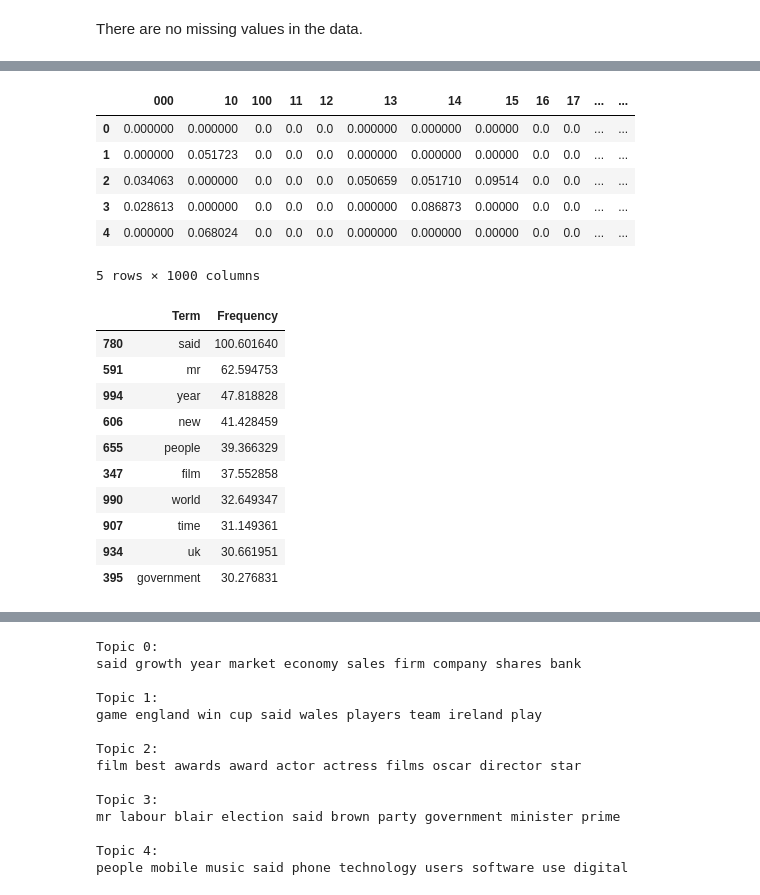
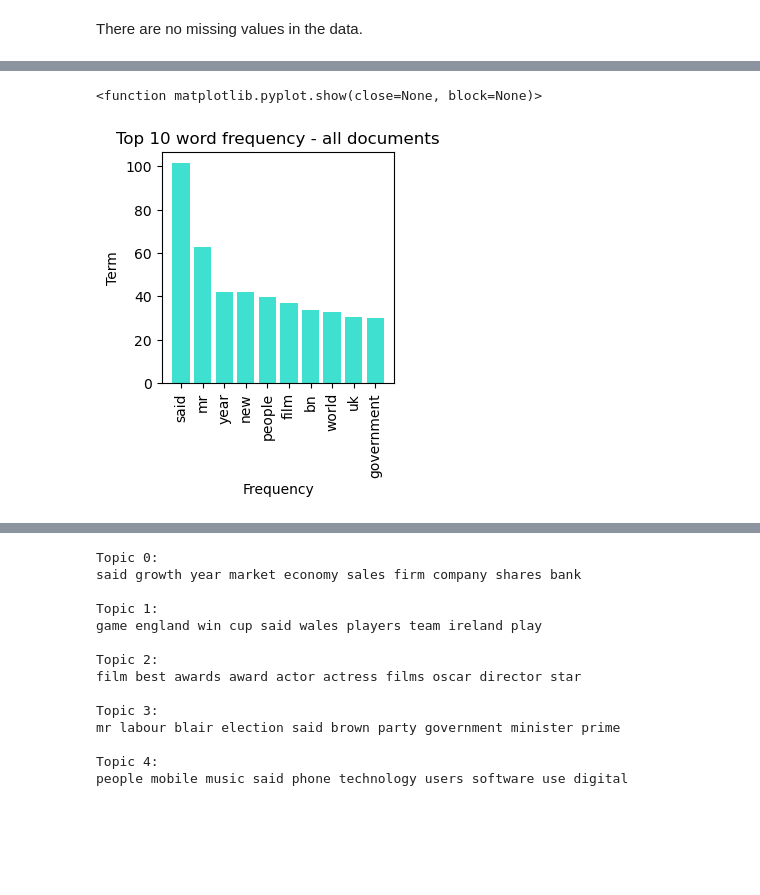
Before and after one commit to FleaBusyBeeBergs/dtsa5510-bbc-news-classification, a Jupyter notebook: bbc-news-classification.ipynb, the cells around one changed output, grey strips where cells are left out. Cells and saved outputs as stored; diff of their text form; code cells hidden in the pictures; blank space fills up the shorter version.

```diff
--- a/bbc-news-classification.ipynb
+++ b/bbc-news-classification.ipynb
@@ -172,4 +122,0 @@ class TextPreprocessor(BaseEstimator, TransformerMixin):
-# %%
-text_preprocessor = TextPreprocessor()
-
-train_df = text_preprocessor.transform(train_df)
@@ -204,8 +128,13 @@ array([[1, 0, 0, ..., 0, 1833,
 # %%
 text = train_df['Text']
 
-# Initialize TfidfVectorizer
-vectorizer = TfidfVectorizer(max_features = 1000, stop_words='english')
+# specify vectorizer
+vectorizer = (TfidfVectorizer(max_features = 1000,
+                              stop_words='english'))
 
-# Fit and transform the text data
-dtm = vectorizer.fit_transform(text)
+# vectorize text col
+train_tfidf = vectorizer.fit_transform(train_df['Text'])
+
+# feature names
+feature_names = vectorizer.get_feature_names_out()
+feature_names
@@ -212,46 +159,22 @@ dtm = vectorizer.fit_transform(text)
-# %%
-# Convert the sparse matrix to a dense format (only for inspection, as this can be memory-intensive)
-dtm_dense = dtm.toarray()
-
-# Get the feature names (terms)
-feature_names = vectorizer.get_feature_names_out()
-
-# Create a DataFrame for easier inspection
-dtm_df = pd.DataFrame(dtm_dense, columns=feature_names)
-
-# Display the first few rows of the matrix
-dtm_df.head(5)
-# %% [output]
-|  | 000 | 10 | 100 | 11 | 12 | 13 | 14 | 15 | 16 | 17 | ... | ... |
-| 0 | 0.000000 | 0.000000 | 0.0 | 0.0 | 0.0 | 0.000000 | 0.000000 | 0.00000 | 0.0 | 0.0 | ... | ... |
-| 1 | 0.000000 | 0.051723 | 0.0 | 0.0 | 0.0 | 0.000000 | 0.000000 | 0.00000 | 0.0 | 0.0 | ... | ... |
-| 2 | 0.034063 | 0.000000 | 0.0 | 0.0 | 0.0 | 0.050659 | 0.051710 | 0.09514 | 0.0 | 0.0 | ... | ... |
-| 3 | 0.028613 | 0.000000 | 0.0 | 0.0 | 0.0 | 0.000000 | 0.086873 | 0.00000 | 0.0 | 0.0 | ... | ... |
-| 4 | 0.000000 | 0.068024 | 0.0 | 0.0 | 0.0 | 0.000000 | 0.000000 | 0.00000 | 0.0 | 0.0 | ... | ... |
-5 rows × 1000 columns
 # %%
+# word frequency - all documents
+word_freq = np.sum(train_tfidf.toarray(), axis=0)
+freq_all = pd.DataFrame({'Term': feature_names, 'Frequency': word_freq})
+freq_all = freq_all.sort_values(by='Frequency', ascending=False)
+
+# top 10
+top_all = freq_all.head(10)
 
 
-# Sum the frequencies of each term across all documents
-word_frequencies = np.sum(dtm.toarray(), axis=0)
+# plot
+plt.figure(figsize=(3, 3))
+bars = plt.bar(top_all['Term'], top_all['Frequency'], color = 'turquoise')
 
-# Create a DataFrame for the word frequencies
-freq_df = pd.DataFrame({'Term': feature_names, 'Frequency': word_frequencies})
-
-# Sort the DataFrame by frequency
-freq_df = freq_df.sort_values(by='Frequency', ascending=False)
-
-# Display the top 10 most frequent words
-freq_df.head(10)
+plt.xlabel('Frequency')
+plt.ylabel('Term')
+plt.title('Top 10 word frequency - all documents')
+plt.xticks(rotation=90)
+plt.show
 # %% [output]
-|  | Term | Frequency |
-| 780 | said | 100.601640 |
-| 591 | mr | 62.594753 |
-| 994 | year | 47.818828 |
-| 606 | new | 41.428459 |
-| 655 | people | 39.366329 |
-| 347 | film | 37.552858 |
-| 990 | world | 32.649347 |
-| 907 | time | 31.149361 |
-| 934 | uk | 30.661951 |
-| 395 | government | 30.276831 |
+<function matplotlib.pyplot.show(close=None, block=None)>
+[figure, added]
```
Also changed, not shown: parts of 18 cells of this notebook.
